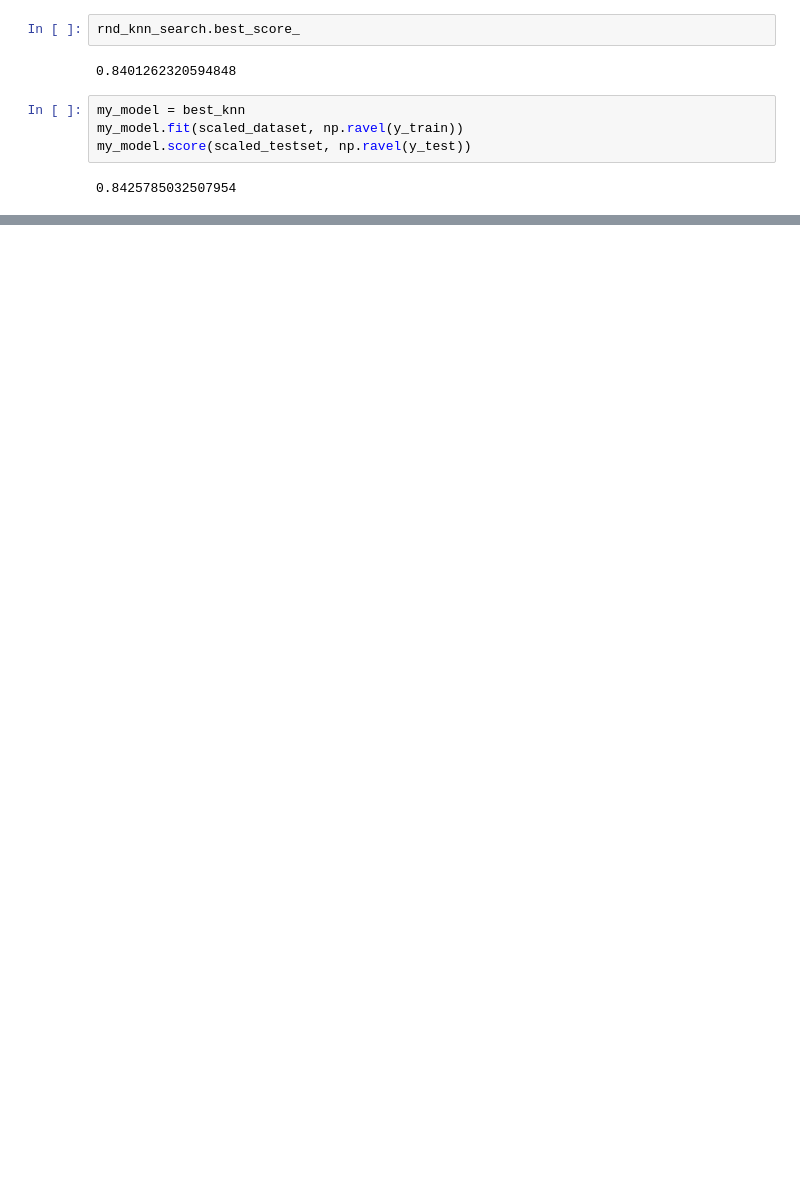
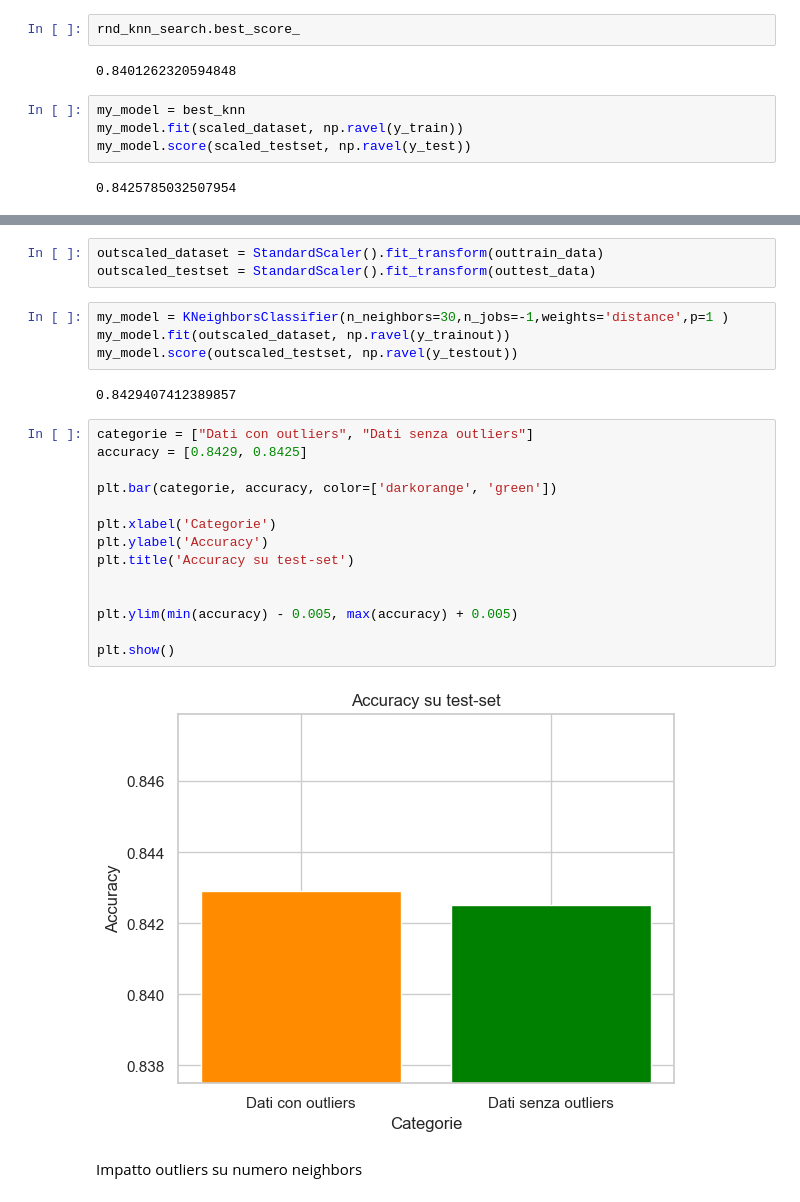
Before and after one commit to RagnOh/ProgettoMLDM, a Jupyter notebook: ClusterClassification/K-Neighbors.ipynb, the cells around one changed output, grey strips where cells are left out. Cells and saved outputs as stored; diff of their text form; blank space fills up the shorter version.

```diff
--- a/ClusterClassification/K-Neighbors.ipynb
+++ b/ClusterClassification/K-Neighbors.ipynb
@@ -148,0 +224,27 @@ my_model.score(scaled_testset, np.ravel(y_test))
+# %%
+outscaled_dataset = StandardScaler().fit_transform(outtrain_data)
+outscaled_testset = StandardScaler().fit_transform(outtest_data)
+# %%
+my_model = KNeighborsClassifier(n_neighbors=30,n_jobs=-1,weights='distance',p=1 )
+my_model.fit(outscaled_dataset, np.ravel(y_trainout))
+my_model.score(outscaled_testset, np.ravel(y_testout))
+# %% [output]
+0.8429407412389857
+# %%
+categorie = ["Dati con outliers", "Dati senza outliers"]
+accuracy = [0.8429, 0.8425]
+
+plt.bar(categorie, accuracy, color=['darkorange', 'green'])
+
+plt.xlabel('Categorie')
+plt.ylabel('Accuracy')
+plt.title('Accuracy su test-set')
+
+
+plt.ylim(min(accuracy) - 0.005, max(accuracy) + 0.005)
+
+plt.show()
+# %% [output]
+[figure, added]
+# %% [markdown]
+Impatto outliers su numero neighbors
```
Also changed, not shown: parts of 13 cells of this notebook, 10 other files.
